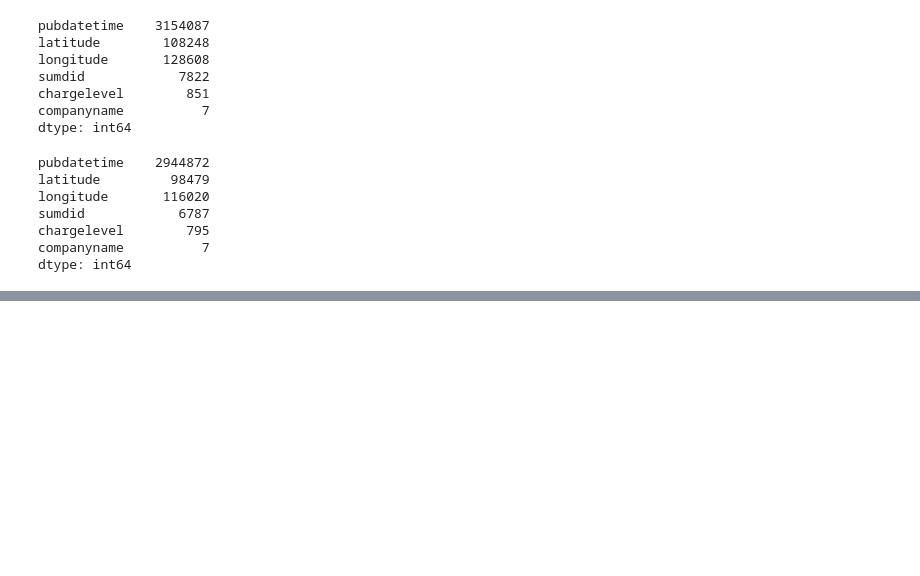
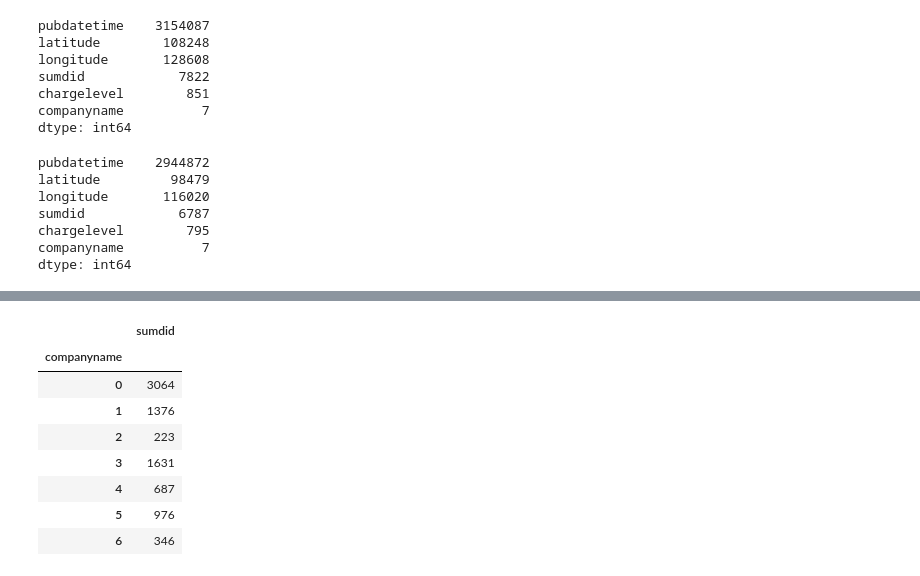
Before and after one commit to Rhunsilval/nashville_scooters_python, a Jupyter notebook: notebooks/2_EDA.ipynb, the cells around one changed output, grey strips where cells are left out. Cells and saved outputs as stored; diff of their text form; code cells hidden in the pictures; blank space fills up the shorter version.

```diff
--- a/notebooks/2_EDA.ipynb
+++ b/notebooks/2_EDA.ipynb
@@ -111,0 +240,16 @@ dtype: int64
+# %%
+may_grouped2 = may.groupby("companyname")
+
+may_grouped2 = may_grouped2.agg({"sumdid": "nunique"})
+
+may_grouped2
+# %% [output]
+|  | sumdid |
+| companyname |  |
+| 0 | 3064 |
+| 1 | 1376 |
+| 2 | 223 |
+| 3 | 1631 |
+| 4 | 687 |
+| 5 | 976 |
+| 6 | 346 |
```
Also changed, not shown: parts of 13 cells of this notebook, 1 other file.
